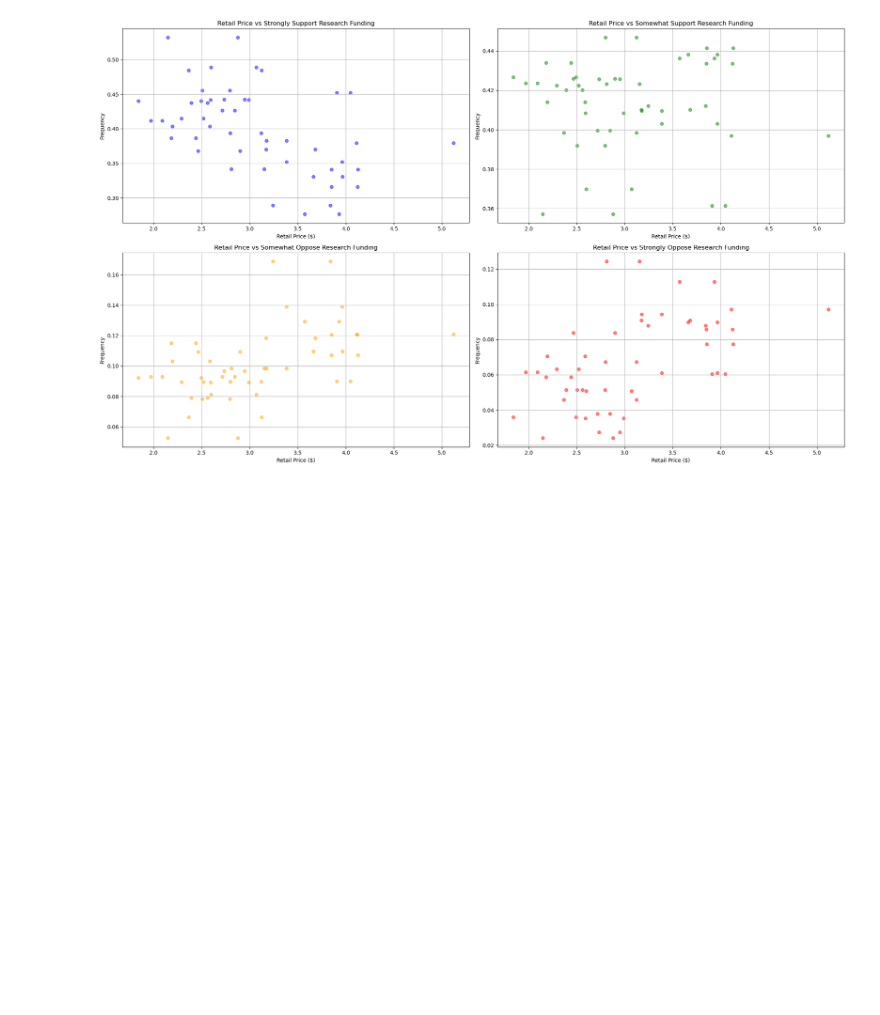
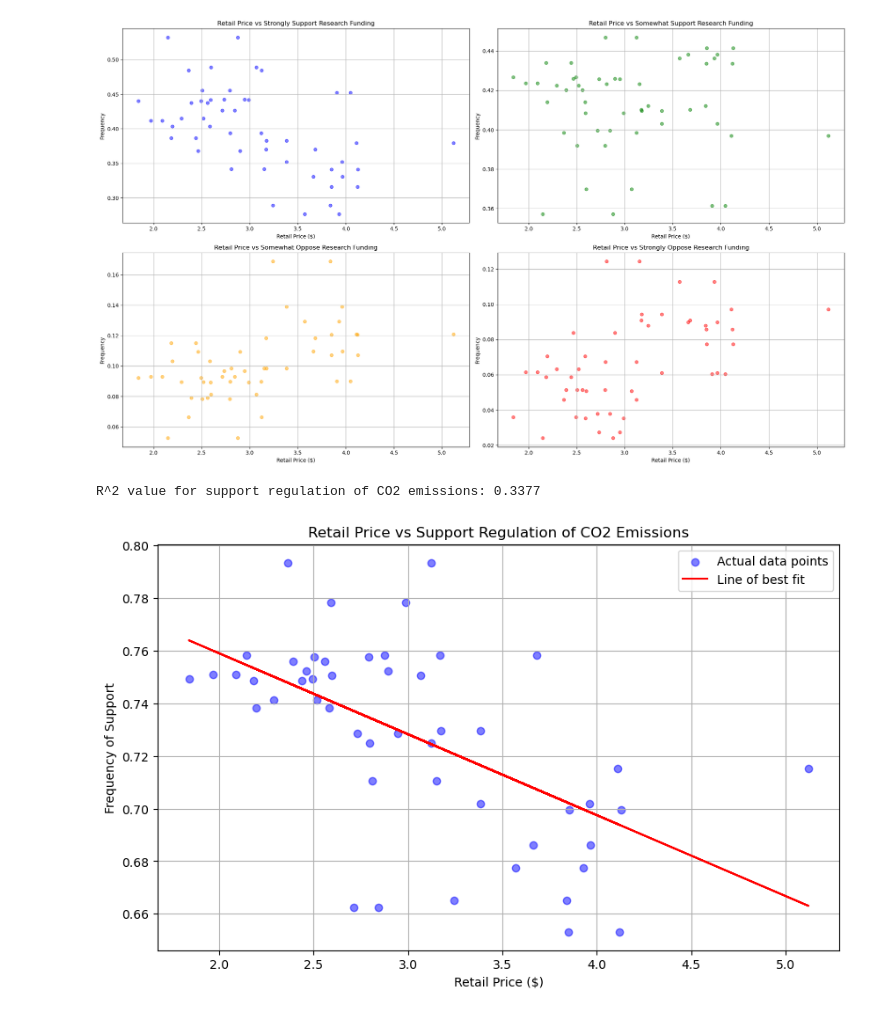
Before and after one commit to anaiskillian/citadeldatathon, a Jupyter notebook: analysis.ipynb, the cells around one changed output. Saved outputs shown, nothing was run; the diff lists cells and outputs as text; code cells hidden in the pictures; blank space fills up the shorter version.

Commit message:
linear regression

```diff
--- a/analysis.ipynb
+++ b/analysis.ipynb
@@ -313,3 +314,37 @@ plt.tight_layout()
 plt.show()
 # %% [output]
 [figure]
+# %%
+# Prepare data for linear regression
+# Filter out rows where 'reg_CO2_somewhat_support' and 'reg_CO2_strongly_support' are both 0 to avoid skewing the model with zero y values
+filtered_response_counts = response_counts[(response_counts['reg_CO2_somewhat_support'] != 0) | (response_counts['reg_CO2_strongly_support'] != 0)]
+X = filtered_response_counts['Retail_Price'].values.reshape(-1, 1)  # Feature matrix
+y_support = filtered_response_counts['reg_CO2_somewhat_support'].values + filtered_response_counts['reg_CO2_strongly_support'].values  # Target variable
+mask = ~np.isnan(y_support)
+y_support = y_support[mask]
+X = X[mask]
+
+# Create a linear regression model
+model_support = LinearRegression()
+model_support.fit(X, y_support)
+
+# Predict y values
+y_pred_support = model_support.predict(X)
+
+# Calculate R^2 value
+r2_support = model_support.score(X, y_support)
+print(f"R^2 value for support regulation of CO2 emissions: {r2_support:.4f}")
+
+# Plotting
+fig, ax = plt.subplots(figsize=(10, 6))
+ax.scatter(X, y_support, color='blue', alpha=0.5, label='Actual data points')
+ax.plot(X, y_pred_support, color='red', label='Line of best fit')
+ax.set_title('Retail Price vs Support Regulation of CO2 Emissions')
+ax.set_xlabel('Retail Price ($)')
+ax.set_ylabel('Frequency of Support')
+ax.legend()
+plt.grid(True)
+plt.show()
+# %% [output]
+R^2 value for support regulation of CO2 emissions: 0.3377
+[figure, added]
```
Also changed, not shown: parts of 1 cell of this notebook.
